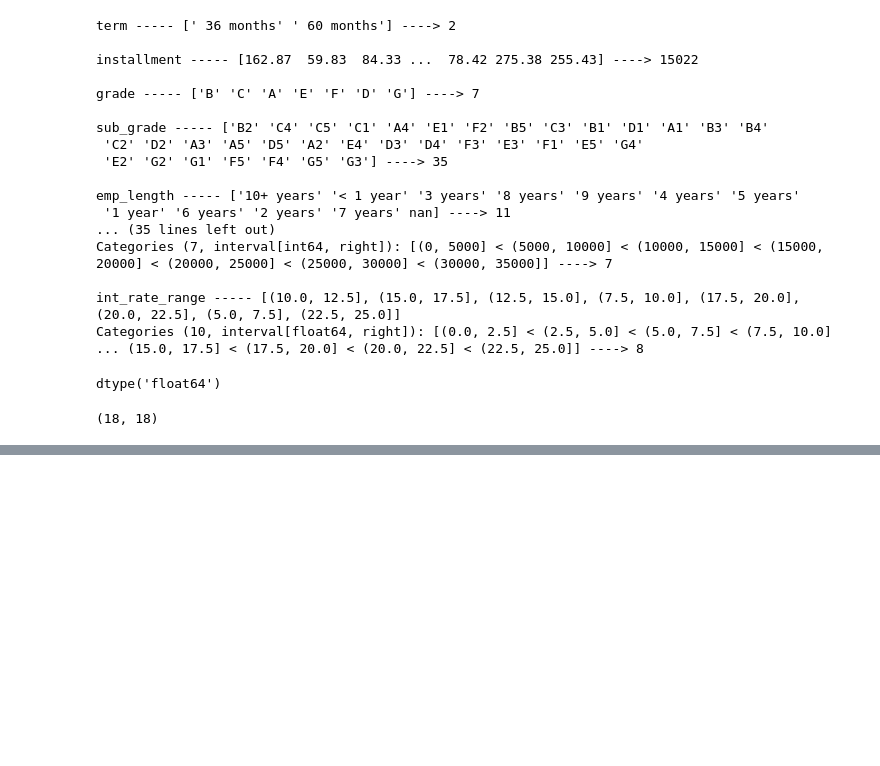
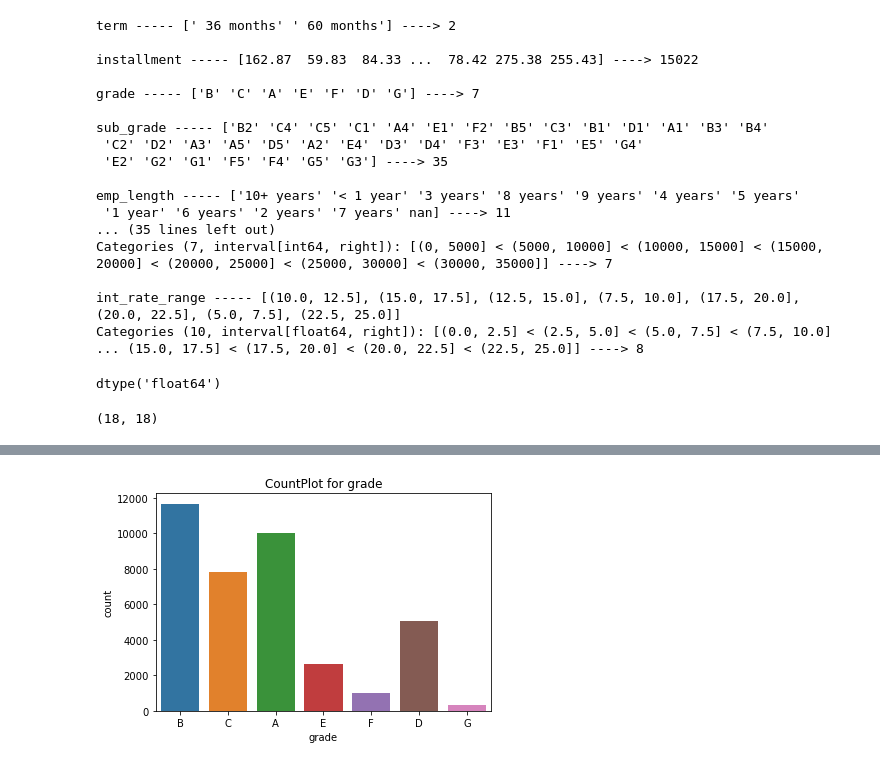
Before and after one commit to rawatdeepesh/LendingCaseStudy, a Jupyter notebook: lendingCaseStudy.ipynb, the cells around one changed output, grey strips where cells are left out. Cells and saved outputs as stored; diff of their text form; code cells hidden in the pictures; blank space fills up the shorter version.

```diff
--- a/lendingCaseStudy.ipynb
+++ b/lendingCaseStudy.ipynb
@@ -604,3 +604,6 @@ df.annual_inc_ranges.value_counts()
 (1000000, 5000000]        13
 (5000000, 10000000]        1
 Name: annual_inc, dtype: int64
+# %%
+##Adding Subgrade number for eg, 1 for A1, 2 for B2
+df["sub_grade_rank"]=df.sub_grade.apply(lambda x:x[-1])
@@ -647,0 +661,6 @@ sns.countplot(df.loan_status)
+# %%
+sns.countplot(df.grade)
+plt.title("CountPlot for grade")
+plt.show()
+# %% [output]
+[figure, added]
```
Also changed, not shown: parts of 10 cells of this notebook.
